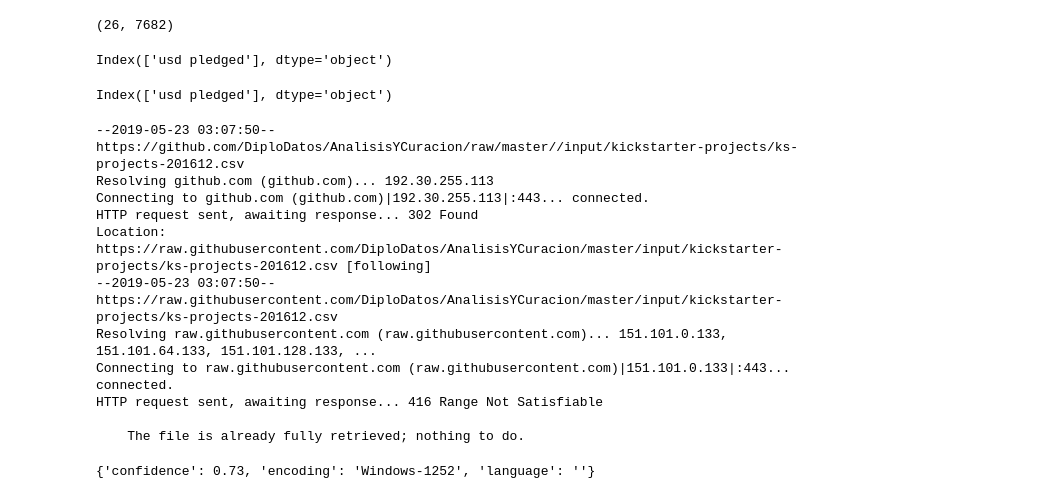
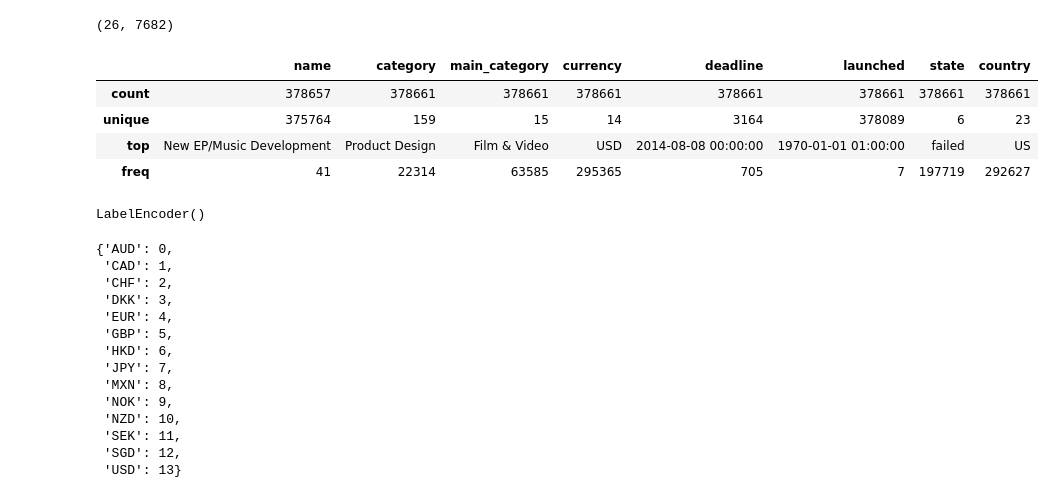
Before and after one commit to nair36/AnalisisYCuracion, a Jupyter notebook: AnalisisYCuracion_P1.ipynb, the cells around one changed output. Drawn from its saved outputs; the diff is of its cells as text; code cells hidden in the pictures.

```diff
--- a/AnalisisYCuracion_P1.ipynb
+++ b/AnalisisYCuracion_P1.ipynb
@@ -220,44 +220,3 @@ kickstarter_2018_iso[kickstarter_2018_iso['name_weirdness'] > 1]
 len(kickstarter_2018_pandas[kickstarter_2018_pandas['name_weirdness'] > 1]),len(kickstarter_2018_iso[kickstarter_2018_iso['name_weirdness'] > 1])
 # %% [output]
 (26, 7682)
-# %%
-kickstarter_2018_pandas.columns[~kickstarter_2018_pandas.columns.str.match(r'^(\w+)$')]
-# %% [output]
-Index(['usd pledged'], dtype='object')
-# %%
-kickstarter_2018_iso.columns[~kickstarter_2018_iso.columns.str.match(r'^(\w+)$')]
-# %% [output]
-Index(['usd pledged'], dtype='object')
-# %%
-BASE_DIR = "https://github.com/DiploDatos/AnalisisYCuracion/raw/master/"
-
-import sys
-import chardet
-in_colab = 'google.colab' in sys.modules
-
-# In Colab we need to download data locally
-if in_colab:
-  !wget -c $BASE_DIR/input/kickstarter-projects/ks-projects-201612.csv
-  DOWN_DIR = "./"
-else:
-  DOWN_DIR = BASE_DIR + "/input/kickstarter-projects/"
-
-# look at the first ten thousand bytes to guess the character encoding
-with open(DOWN_DIR + "/ks-projects-201612.csv", 'rb') as rawdata:
-    result = chardet.detect(rawdata.read(10000))
-
-# check what the character encoding might be
-result
-# %% [output]
---2019-05-23 03:07:50--  https://github.com/DiploDatos/AnalisisYCuracion/raw/master//input/kickstarter-projects/ks-projects-201612.csv
-Resolving github.com (github.com)... 192.30.255.113
-Connecting to github.com (github.com)|192.30.255.113|:443... connected.
-HTTP request sent, awaiting response... 302 Found
-Location: https://raw.githubusercontent.com/DiploDatos/AnalisisYCuracion/master/input/kickstarter-projects/ks-projects-201612.csv [following]
---2019-05-23 03:07:50--  https://raw.githubusercontent.com/DiploDatos/AnalisisYCuracion/master/input/kickstarter-projects/ks-projects-201612.csv
-Resolving raw.githubusercontent.com (raw.githubusercontent.com)... 151.101.0.133, 151.101.64.133, 151.101.128.133, ...
-Connecting to raw.githubusercontent.com (raw.githubusercontent.com)|151.101.0.133|:443... connected.
-HTTP request sent, awaiting response... 416 Range Not Satisfiable
-
-    The file is already fully retrieved; nothing to do.
-{'confidence': 0.73, 'encoding': 'Windows-1252', 'language': ''}
@@ -263,0 +225,35 @@ HTTP request sent, awaiting response... 416 Range Not Satisfiable
+# %%
+kickstarter_2018_pandas.describe(include=['O'])
+# %% [output]
+|  | name | category | main_category | currency | deadline | launched | state | country |
+| count | 378657 | 378661 | 378661 | 378661 | 378661 | 378661 | 378661 | 378661 |
+| unique | 375764 | 159 | 15 | 14 | 3164 | 378089 | 6 | 23 |
+| top | New EP/Music Development | Product Design | Film & Video | USD | 2014-08-08 00:00:00 | 1970-01-01 01:00:00 | failed | US |
+| freq | 41 | 22314 | 63585 | 295365 | 705 | 7 | 197719 | 292627 |
+# %%
+
+
+column='currency'
+# Create a label (category) encoder object
+le = preprocessing.LabelEncoder()
+# Fit the encoder to the pandas column
+le.fit(kickstarter_2018_pandas[column])
+# %% [output]
+LabelEncoder()
+# %%
+dict(zip(le.classes_,le.transform(le.classes_)))
+# %% [output]
+{'AUD': 0,
+ 'CAD': 1,
+ 'CHF': 2,
+ 'DKK': 3,
+ 'EUR': 4,
+ 'GBP': 5,
+ 'HKD': 6,
+ 'JPY': 7,
+ 'MXN': 8,
+ 'NOK': 9,
+ 'NZD': 10,
+ 'SEK': 11,
+ 'SGD': 12,
+ 'USD': 13}
```
Also changed, not shown: parts of 2 cells of this notebook.
